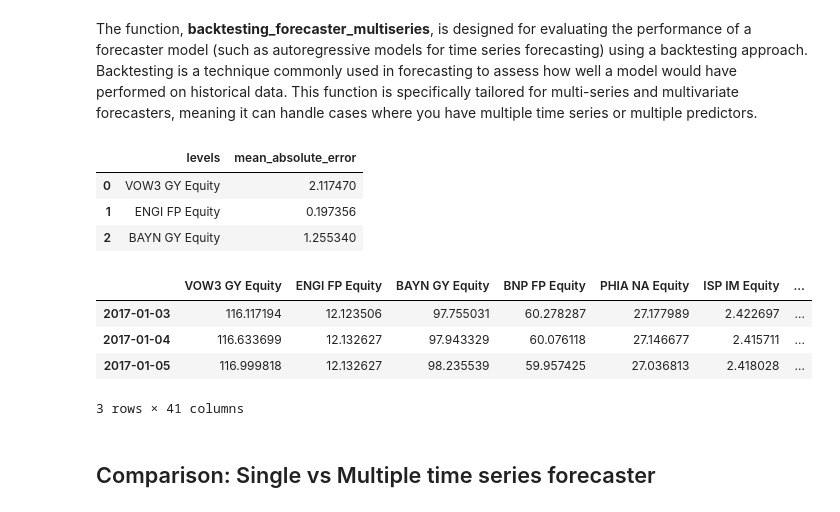
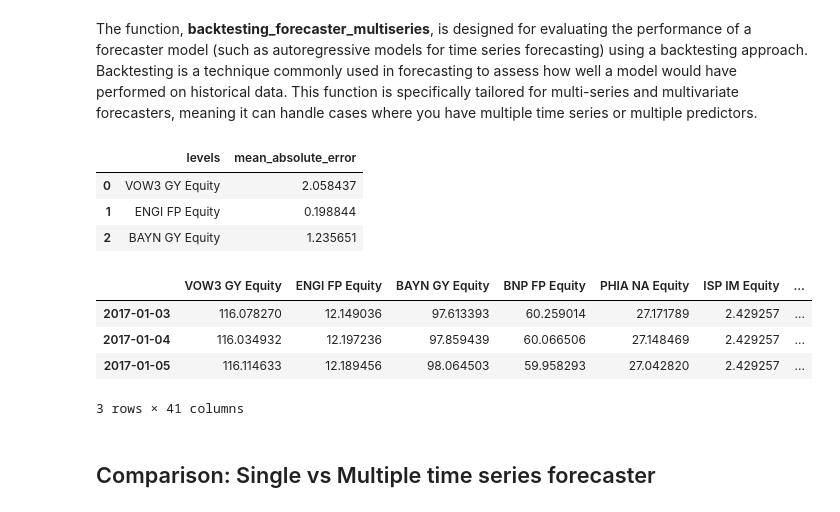
Before and after one commit to tommasograndi/portfolio-opt-with-BiLSTM-stock-preselection, a Jupyter notebook: 2. Multi-ts models.ipynb, the cells around one changed output. Cells and saved outputs as stored; diff of their text form; code cells hidden in the pictures.

```diff
--- a/2. Multi-ts models.ipynb
+++ b/2. Multi-ts models.ipynb
@@ -162,38 +162,38 @@ The function, **backtesting_forecaster_multiseries**, is designed for evaluating
 # %%
 # Train and backtest a model for all stocks: ForecasterAutoregMultiSeries
 items = list(data.columns)
 
 forecaster_ms = ForecasterAutoregMultiSeries(
                     regressor          = LGBMRegressor(random_state=1),
-                    lags               = 14,
+                    lags               = 21,
                     transformer_series = MinMaxScaler(),
                 )
 
 multi_series_mae, predictions_ms = backtesting_forecaster_multiseries(
                                        forecaster         = forecaster_ms,
                                        series             = data,
                                        levels             = items,
                                        steps              = 7,
                                        metric             = 'mean_absolute_error',
                                        initial_train_size = len(data_train),
                                        refit              = False,
                                        fixed_train_size   = False,
                                        verbose            = False,
                                        show_progress      = True )
 
 # Results
 display(multi_series_mae.head(3))
 print('')
 display(predictions_ms.head(3))
 # %% [output]
 |  | levels | mean_absolute_error |
-| 0 | VOW3 GY Equity | 2.117470 |
-| 1 | ENGI FP Equity | 0.197356 |
-| 2 | BAYN GY Equity | 1.255340 |
+| 0 | VOW3 GY Equity | 2.058437 |
+| 1 | ENGI FP Equity | 0.198844 |
+| 2 | BAYN GY Equity | 1.235651 |
 |  | VOW3 GY Equity | ENGI FP Equity | BAYN GY Equity | BNP FP Equity | PHIA NA Equity | ISP IM Equity | ... |
-| 2017-01-03 | 116.117194 | 12.123506 | 97.755031 | 60.278287 | 27.177989 | 2.422697 | ... |
-| 2017-01-04 | 116.633699 | 12.132627 | 97.943329 | 60.076118 | 27.146677 | 2.415711 | ... |
-| 2017-01-05 | 116.999818 | 12.132627 | 98.235539 | 59.957425 | 27.036813 | 2.418028 | ... |
+| 2017-01-03 | 116.078270 | 12.149036 | 97.613393 | 60.259014 | 27.171789 | 2.429257 | ... |
+| 2017-01-04 | 116.034932 | 12.197236 | 97.859439 | 60.066506 | 27.148469 | 2.429257 | ... |
+| 2017-01-05 | 116.114633 | 12.189456 | 98.064503 | 59.958293 | 27.042820 | 2.429257 | ... |
 3 rows × 41 columns
 # %% [markdown]
 ## Comparison: Single vs Multiple time series forecaster
```
Also changed, not shown: parts of 11 cells of this notebook, 4 other files.
